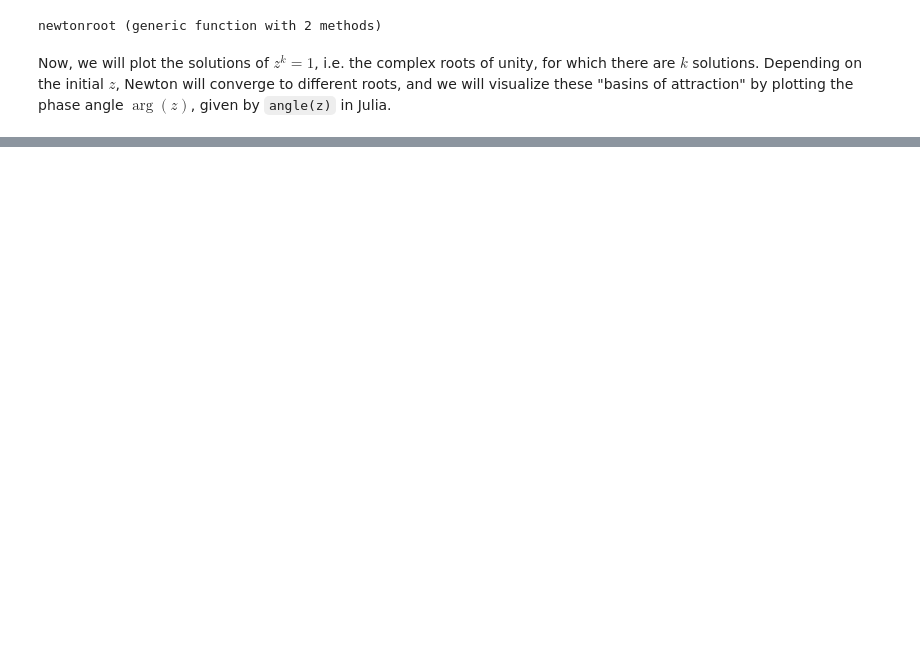
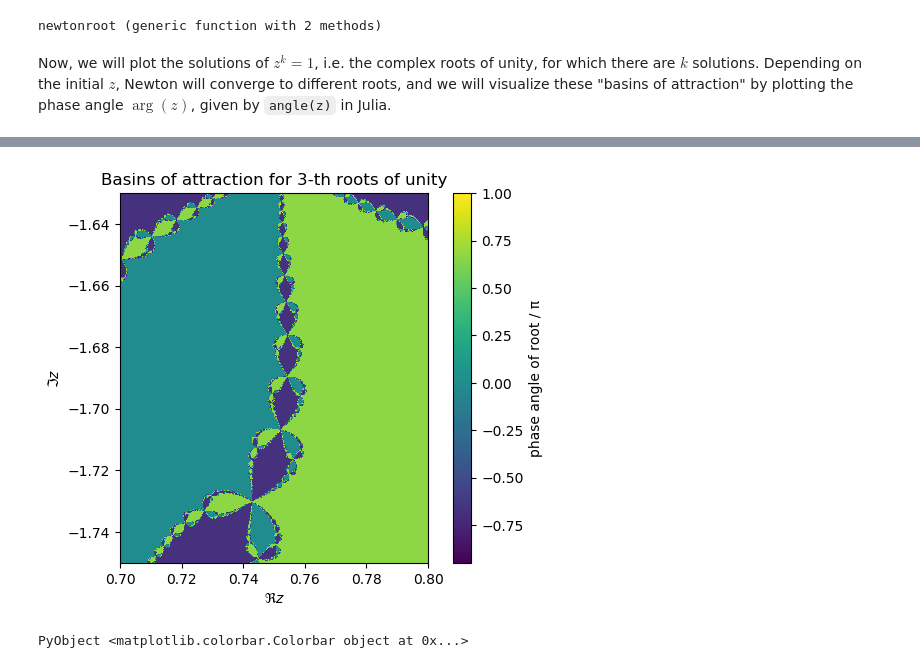
Before and after one commit to stevengj/18a01, a Jupyter notebook: Newton-Square-Roots.ipynb, the cells around one changed output, grey strips where cells are left out. Cells and saved outputs as stored; diff of their text form; code cells hidden in the pictures; blank space fills up the shorter version.

```diff
--- a/Newton-Square-Roots.ipynb
+++ b/Newton-Square-Roots.ipynb
@@ -264,0 +274,12 @@ Widget{:manipulate,Any}(OrderedDict{Symbol,Any}(:k=>Widget{:slider,Int64}(Ordere
+# %%
+rez = range(0.7,stop=0.8,length=600)
+imz = range(-1.75,stop=-1.63,length=600)
+k = 3
+imshow(rootangles(k, rez, imz), extent=(minimum(rez),maximum(rez),minimum(imz),maximum(imz))) # imshow is faster than pcolor
+xlabel(L"\Re z")
+ylabel(L"\Im z")
+title("Basins of attraction for $k-th roots of unity")
+colorbar(label="phase angle of root / π")
+# %% [output]
+[figure, added]
+PyObject <matplotlib.colorbar.Colorbar object at 0x...>
```
Also changed, not shown: parts of 9 cells of this notebook, 1 other file.
